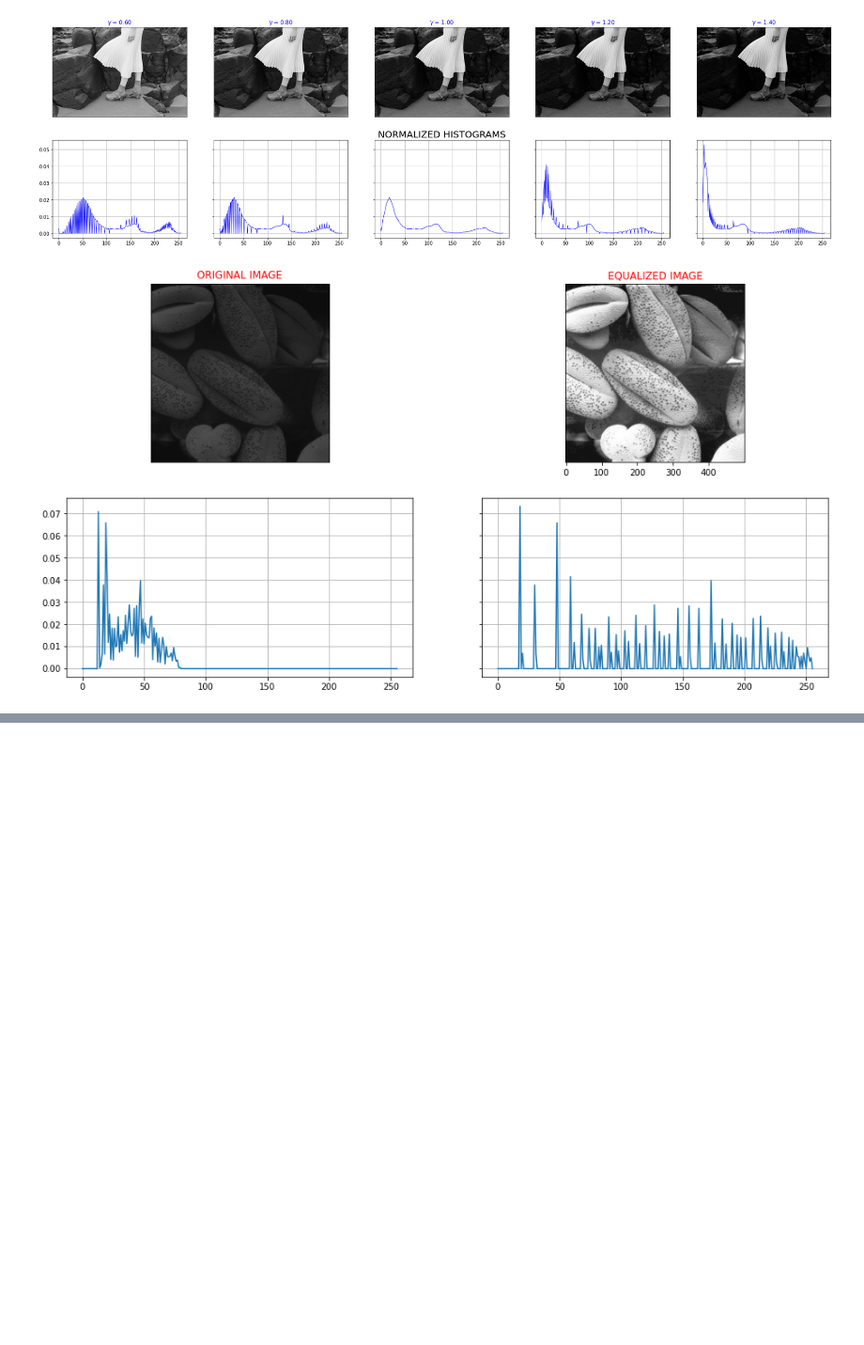
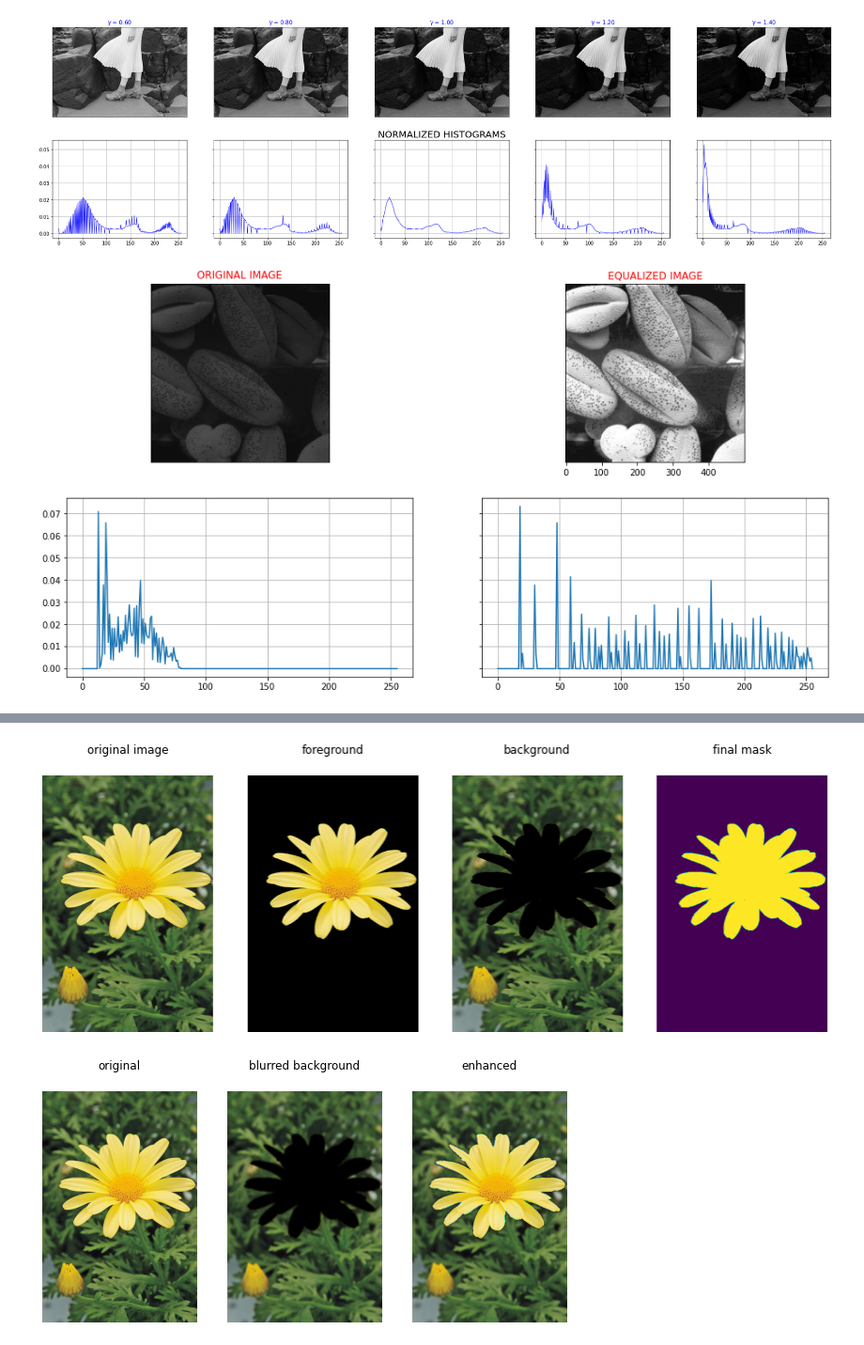
Before and after one commit to sanjith1999/EN2550-Assignments, a Jupyter notebook: Spatial Filtering/main.ipynb, the cells around one changed output, grey strips where cells are left out. Shown at 94% size. Saved outputs shown, nothing was run; the diff lists cells and outputs as text; code cells hidden in the pictures; blank space fills up the shorter version.

```diff
--- a/Spatial Filtering/main.ipynb
+++ b/Spatial Filtering/main.ipynb
@@ -247,0 +331,64 @@ plt.show()
+# %%
+#7)
+daisy = cv.imread(r'images\daisy.jpg', cv.IMREAD_COLOR)
+assert daisy is not None
+daisy_rgb = cv.cvtColor(daisy, cv.COLOR_BGR2RGB)
+
+fig1, ax = plt.subplots(1,4, figsize=(15,10))
+ax[0].imshow(daisy_rgb)
+ax[0].title.set_text('original image')
+ax[0].axis('off')
+ax[0].xaxis.tick_top()
+
+#a)
+mask = np.zeros(daisy_rgb.shape[:2],np.uint8)
+bgdModel = np.zeros((1,65),np.float64)
+fgdModel = np.zeros((1,65),np.float64)
+rect = (30,70,650,550)
+
+cv.grabCut(daisy_rgb,mask,rect,bgdModel,fgdModel,5,cv.GC_INIT_WITH_RECT)
+mask2 = np.where((mask==2)|(mask==0),0,1).astype('uint8')
+fore = daisy_rgb*mask2[:,:,np.newaxis]
+back = daisy_rgb - fore
+
+ax[1].imshow(fore)
+ax[1].title.set_text('foreground')
+ax[1].axis('off')
+ax[1].xaxis.tick_top()
+
+ax[2].imshow(back)
+ax[2].title.set_text('background')
+ax[2].axis('off')
+ax[2].xaxis.tick_top()
+
+ax[3].imshow(mask2)
+ax[3].title.set_text('final mask')
+ax[3].axis('off')
+ax[3].xaxis.tick_top()
+
+
+#b)
+fig2, ax = plt.subplots(1,3, figsize=(10,5))
+ax[0].imshow(daisy_rgb)
+ax[0].title.set_text('original')
+ax[0].axis('off')
+ax[0].xaxis.tick_top()
+
+blurred_bg = cv.GaussianBlur(back, (9,9), 4)
+enhanced = fore + blurred_bg
+
+ax[1].imshow(blurred_bg)
+ax[1].title.set_text('blurred background')
+ax[1].axis('off')
+ax[1].xaxis.tick_top()
+
+ax[2].imshow(enhanced)
+ax[2].title.set_text('enhanced')
+ax[2].axis('off')
+ax[2].xaxis.tick_top()
+
+del daisy; del daisy_rgb; del fore; del back; del blurred_bg; del enhanced
+del mask; del bgdModel; del fgdModel
+# %% [output]
+[figure, added]
+[figure, added]
```
Also changed, not shown: parts of 6 cells of this notebook.
